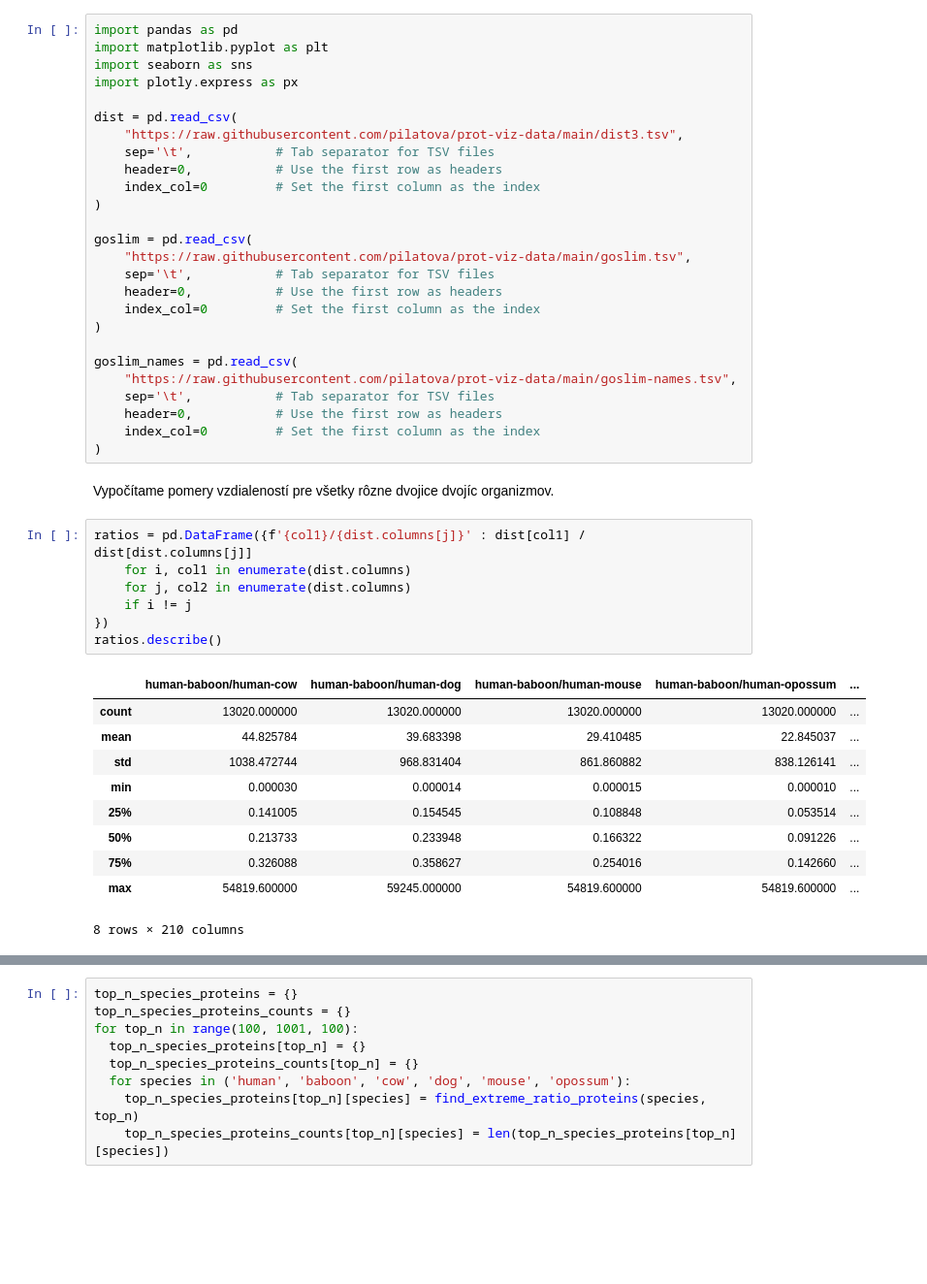
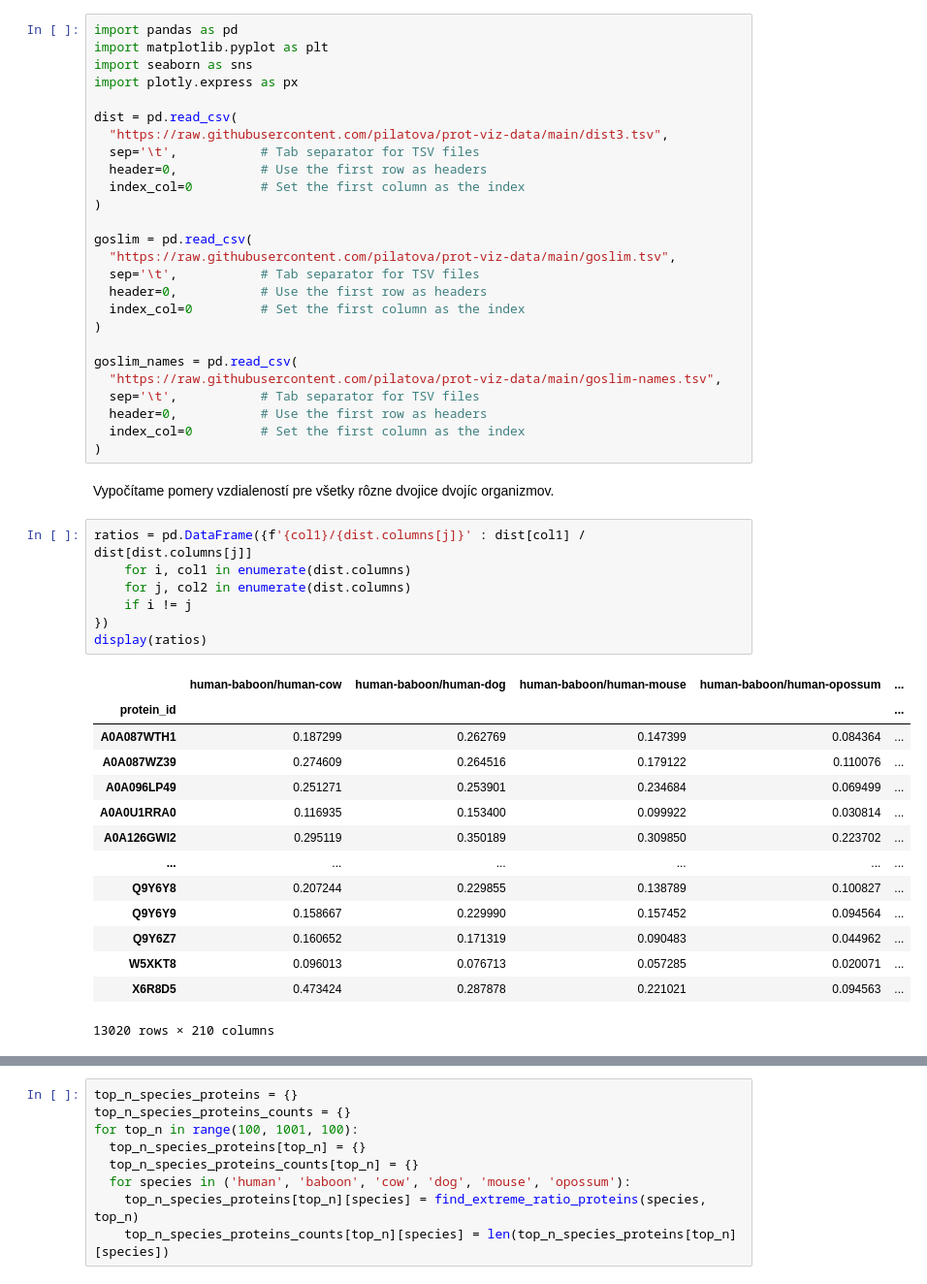
Before and after one commit to pilatova/prot-viz-data, a Jupyter notebook: ratios_1.ipynb, the cells around one changed output, grey strips where cells are left out. Shown at 97% size. Saved outputs shown, nothing was run; the diff lists cells and outputs as text; blank space fills up the shorter version.

```diff
--- a/ratios_1.ipynb
+++ b/ratios_1.ipynb
@@ -7,45 +7,49 @@ import seaborn as sns
 import plotly.express as px
 
 dist = pd.read_csv(
-    "https://raw.githubusercontent.com/pilatova/prot-viz-data/main/dist3.tsv",
-    sep='\t',           # Tab separator for TSV files
-    header=0,           # Use the first row as headers
-    index_col=0         # Set the first column as the index
+  "https://raw.githubusercontent.com/pilatova/prot-viz-data/main/dist3.tsv",
+  sep='\t',           # Tab separator for TSV files
+  header=0,           # Use the first row as headers
+  index_col=0         # Set the first column as the index
 )
 
 goslim = pd.read_csv(
-    "https://raw.githubusercontent.com/pilatova/prot-viz-data/main/goslim.tsv",
-    sep='\t',           # Tab separator for TSV files
-    header=0,           # Use the first row as headers
-    index_col=0         # Set the first column as the index
+  "https://raw.githubusercontent.com/pilatova/prot-viz-data/main/goslim.tsv",
+  sep='\t',           # Tab separator for TSV files
+  header=0,           # Use the first row as headers
+  index_col=0         # Set the first column as the index
 )
 
 goslim_names = pd.read_csv(
-    "https://raw.githubusercontent.com/pilatova/prot-viz-data/main/goslim-names.tsv",
-    sep='\t',           # Tab separator for TSV files
-    header=0,           # Use the first row as headers
-    index_col=0         # Set the first column as the index
+  "https://raw.githubusercontent.com/pilatova/prot-viz-data/main/goslim-names.tsv",
+  sep='\t',           # Tab separator for TSV files
+  header=0,           # Use the first row as headers
+  index_col=0         # Set the first column as the index
 )
 # %% [markdown]
 Vypočítame pomery vzdialeností pre všetky rôzne dvojice dvojíc organizmov.
 # %%
 ratios = pd.DataFrame({f'{col1}/{dist.columns[j]}' : dist[col1] / dist[dist.columns[j]]
     for i, col1 in enumerate(dist.columns)
     for j, col2 in enumerate(dist.columns)
     if i != j
 })
-ratios.describe()
+display(ratios)
 # %% [output]
 |  | human-baboon/human-cow | human-baboon/human-dog | human-baboon/human-mouse | human-baboon/human-opossum | ... |
-| count | 13020.000000 | 13020.000000 | 13020.000000 | 13020.000000 | ... |
-| mean | 44.825784 | 39.683398 | 29.410485 | 22.845037 | ... |
-| std | 1038.472744 | 968.831404 | 861.860882 | 838.126141 | ... |
-| min | 0.000030 | 0.000014 | 0.000015 | 0.000010 | ... |
-| 25% | 0.141005 | 0.154545 | 0.108848 | 0.053514 | ... |
-| 50% | 0.213733 | 0.233948 | 0.166322 | 0.091226 | ... |
-| 75% | 0.326088 | 0.358627 | 0.254016 | 0.142660 | ... |
-| max | 54819.600000 | 59245.000000 | 54819.600000 | 54819.600000 | ... |
+| protein_id |  |  |  |  | ... |
+| A0A087WTH1 | 0.187299 | 0.262769 | 0.147399 | 0.084364 | ... |
+| A0A087WZ39 | 0.274609 | 0.264516 | 0.179122 | 0.110076 | ... |
+| A0A096LP49 | 0.251271 | 0.253901 | 0.234684 | 0.069499 | ... |
+| A0A0U1RRA0 | 0.116935 | 0.153400 | 0.099922 | 0.030814 | ... |
+| A0A126GWI2 | 0.295119 | 0.350189 | 0.309850 | 0.223702 | ... |
+| ... | ... | ... | ... | ... | ... |
+| Q9Y6Y8 | 0.207244 | 0.229855 | 0.138789 | 0.100827 | ... |
+| Q9Y6Y9 | 0.158667 | 0.229990 | 0.157452 | 0.094564 | ... |
+| Q9Y6Z7 | 0.160652 | 0.171319 | 0.090483 | 0.044962 | ... |
+| W5XKT8 | 0.096013 | 0.076713 | 0.057285 | 0.020071 | ... |
+| X6R8D5 | 0.473424 | 0.287878 | 0.221021 | 0.094563 | ... |
-8 rows × 210 columns
+13020 rows × 210 columns
 # %%
 def find_extreme_ratio_proteins(species, top_n=300):
   """Funkcia pomocou tabulky ratios najde proteiny, ktore pre dany druh (species)
```
Also changed, not shown: parts of 16 cells of this notebook.
